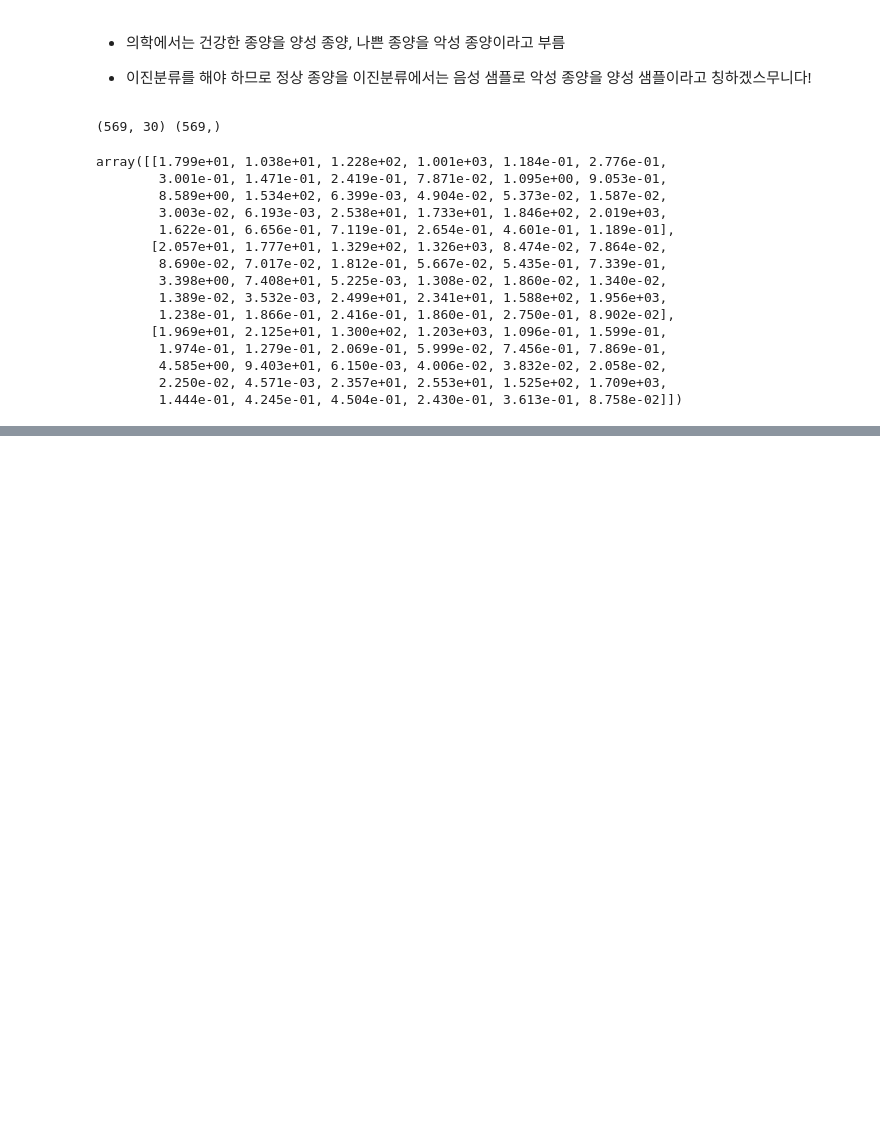
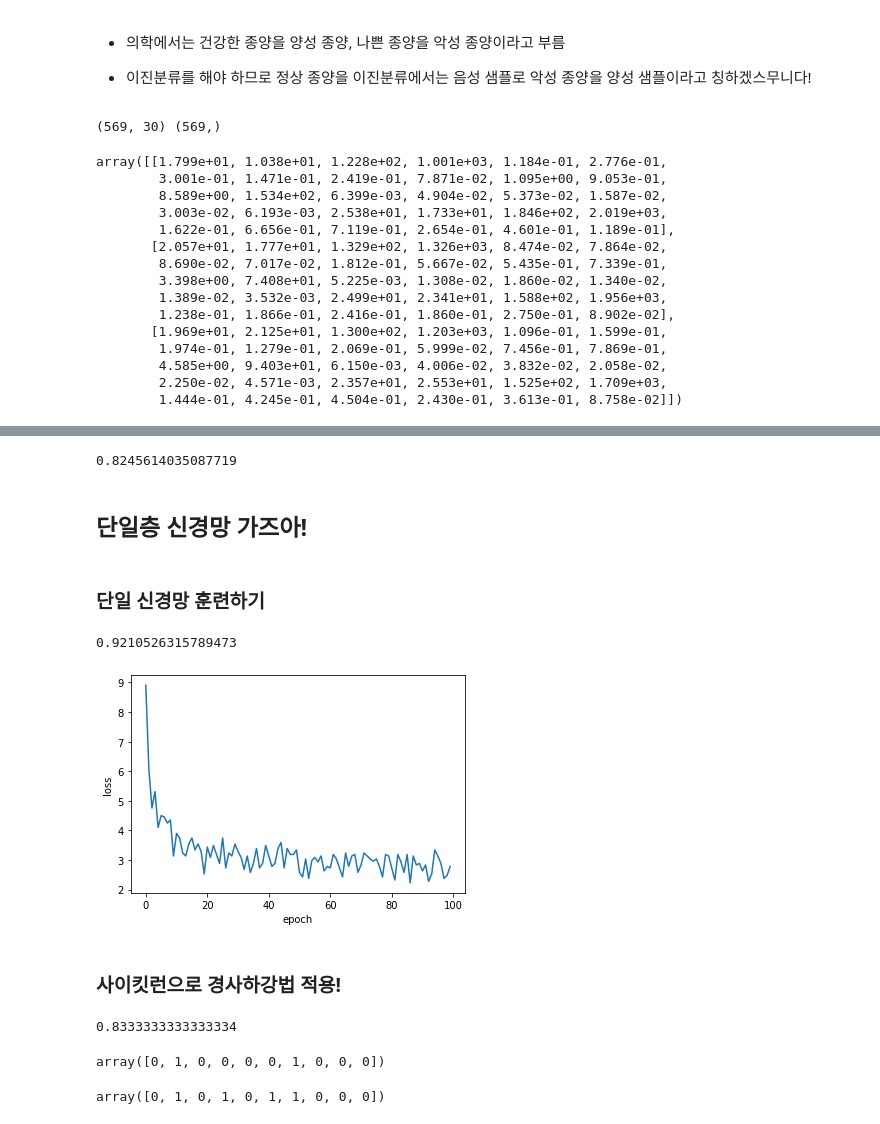
Before and after one commit to diligejy/DL, a Jupyter notebook: DO_IT_DL/breast_cancer.ipynb, the cells around one changed output, grey strips where cells are left out. Cells and saved outputs as stored; diff of their text form; code cells hidden in the pictures; blank space fills up the shorter version.

```diff
--- a/DO_IT_DL/breast_cancer.ipynb
+++ b/DO_IT_DL/breast_cancer.ipynb
@@ -29,0 +55,9 @@ array([[1.799e+01, 1.038e+01, 1.228e+02, 1.001e+03, 1.184e-01, 2.776e-01,
+# %%
+# 우왕 음성 클라스가 212 양성 클라스가 357
+
+x = cancer.data
+y = cancer.target
+# %%
+from sklearn.model_selection import train_test_split
+
+x_train, x_test, y_train, y_test = train_test_split(x, y, stratify = y, test_size = 0.2, random_state = 42)
@@ -29,0 +113,10 @@ array([[1.799e+01, 1.038e+01, 1.228e+02, 1.001e+03, 1.184e-01, 2.776e-01,
+# %%
+neuron = LogisticNeuron()
+neuron.fit(x_train, y_train)
+# %%
+# 정확도 평가
+np.mean(neuron.predict(x_test) == y_test)
+# %% [output]
+0.8245614035087719
+# %% [markdown]
+## 단일층 신경망 가즈아!
@@ -29,0 +173,32 @@ array([[1.799e+01, 1.038e+01, 1.228e+02, 1.001e+03, 1.184e-01, 2.776e-01,
+# %% [markdown]
+### 단일 신경망 훈련하기
+# %%
+layer = SingleLayer()
+layer.fit(x_train, y_train)
+layer.score(x_test, y_test)
+# %% [output]
+0.9210526315789473
+# %%
+plt.plot(layer.losses)
+plt.xlabel('epoch')
+plt.ylabel('loss')
+plt.show()
+# %% [output]
+[figure, added]
+# %% [markdown]
+### 사이킷런으로 경사하강법 적용!
+# %%
+from sklearn.linear_model import SGDClassifier
+sgd = SGDClassifier(loss = 'log', max_iter = 100, tol = 1e-3, random_state = 42)
+sgd.fit(x_train, y_train)
+sgd.score(x_test, y_test)
+# %% [output]
+0.8333333333333334
+# %%
+sgd.predict(x_test[0:10])
+# %% [output]
+array([0, 1, 0, 0, 0, 0, 1, 0, 0, 0])
+# %%
+y_test[0:10]
+# %% [output]
+array([0, 1, 0, 1, 0, 1, 1, 0, 0, 0])
```
Also changed, not shown: parts of 12 cells of this notebook.
